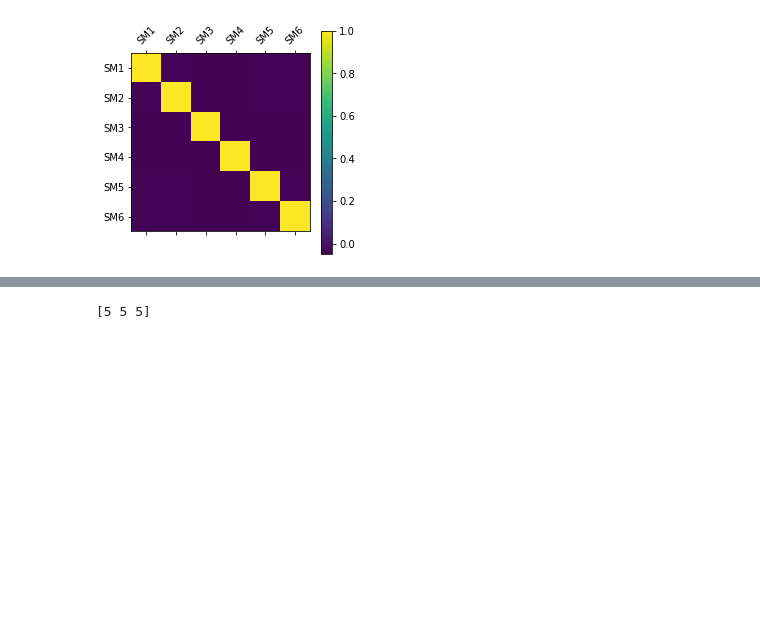
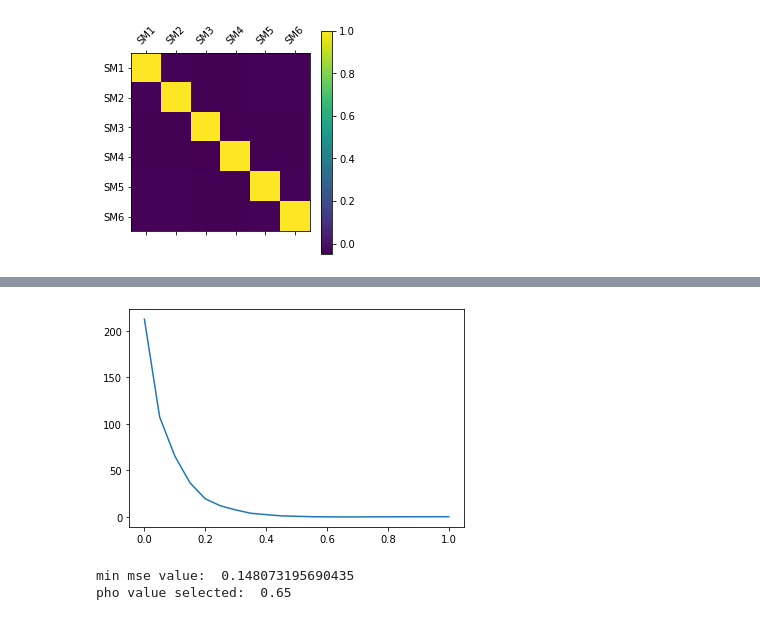
Before and after one commit to hunterthorpe/MAST30034_A1, a Jupyter notebook: code/assignment.ipynb, the cells around one changed output, grey strips where cells are left out. Cells and saved outputs as stored; diff of their text form; code cells hidden in the pictures; blank space fills up the shorter version.

```diff
--- a/code/assignment.ipynb
+++ b/code/assignment.ipynb
@@ -371,36 +375,68 @@ Sum of c_TLSR 5.108000617494213
 # %%
 # Question 2.3
-def sign(x):
-    if x > 0:
-        return 1
-    elif x == 0:
-        return 0
-    else:
-        return -1
+from sklearn.metrics import mean_squared_error
 
-def r_code(N, nsrcs, x1, x2, rho):
+def get_Alr(X, N, nsrcs, x1, x2, rho):
     """The code below was adapted from the R Code for LR from the specs"""
     np.dot
-    step = 1/(np.linalg.norm(np.dot(TC, TC.T) * 1.1))
+    step = 1/(np.linalg.norm(np.dot(tc, tc.T) * 1.1))
     thr = rho * N * step
-    Ao = matrix(0, nsrcs, 1)
-    A = matrix(0, nsrcs, 1)
-    Alr = matrix(0, nsrcs, x1 * x2)
+    Ao = np.zeros(nsrcs)
+    A = np.zeros(nsrcs)
+    Alr = np.zeros((nsrcs, x1 * x2))
 
     for k in range(x1 * x2):
-        A = Ao + step * ( np.dot(TC.T, (get_column(X, k) - (np.dot(TC, Ao)))))
-        A = (1/(1+thr)) * (sign(A) * pmax(np.repeat([0], nsrcs), abs(A) - thr))
+        A = Ao + step * ( np.dot(tc.T, (get_column(X, k) - (np.dot(tc, Ao)))))
+        A = (1/(1+thr)) * (np.sign(A) * np.maximum(np.repeat([0], nsrcs), abs(A) - thr))
         # TODO pmax
         for i in range(10):
             Ao = A
-            A = Ao + step * (np.dot(TC.T, (get_column(X, k) - (np.dot(TC, Ao)))))
-            A = (1/(1+thr)) * (sign(A) * pmax(np.repeat([0], nsrcs), abs(A)-thr))
+            A = Ao + step * (np.dot(tc.T, (get_column(X, k) - (np.dot(tc, Ao)))))
+            A = (1/(1+thr)) * (np.sign(A) * np.maximum(np.repeat([0], nsrcs), abs(A)-thr))
 
         for row_num in range(len(Alr)):
             Alr[row_num][k] = A[row_num]
         #Alr[,k] = A
+
+    return Alr
+
+def get_mse(X, Alr, Dlr):
+    #return np.square(np.subtract(X, np.dot(Alr, Dlr))).mean()
+    return mean_squared_error(X, np.dot(Dlr, Alr))
+
+mse_lst = []
+pho_array = np.arange(0, 1.05, 0.05)
+for pho in pho_array:
+    pho = round(pho, 2)
+    mse_total = 0
+    for i in range (10):
+        # generating new noise
+        gamma_t, t_noise = get_noise(NUM_T_SOURCES, N, MEAN, T_NOISE_VAR)
+        gamma_t_df = pd.DataFrame(gamma_t,  columns = t_vector_names)
+        gamma_s, s_noise = get_noise(V, NUM_MAPS, MEAN, S_NOISE_VAR)
+        gamma_s_df = pd.DataFrame(gamma_s,  columns = range(1, V+1))
+        # getting new x
+        left = (tc_df.add(gamma_t_df))
+        right = (sm_df.add(gamma_s_df))
+        X_new = np.dot(left, right)
+        # getting lasso estimates and mse
+        Alr = get_Alr(X_new, N, 6, 21, 21, pho)
+        Dlr = np.dot(X_new, Alr.T)
+        mse_total += get_mse(X_new, Alr, Dlr)
+    mse_lst.append(mse_total/10)
+
+plt.clf()
+plt.plot(pho_array, mse_lst)
+plt.show()
+
+min_mse = min(mse_lst)
+print("min mse value: ", min_mse)
+for i in range(len(pho_array)):
+    if mse_lst[i] == min_mse:
+        pho = pho_array[i]
+        print("pho value selected: ", pho)
+        break
+# %% [output]
+[figure, added]
+min mse value:  0.148073195690435
+pho value selected:  0.65
-# %%
-import numpy as np
-print(np.repeat([5], 3))
-# %% [output]
-[5 5 5]
```
Also changed, not shown: parts of 8 cells of this notebook, 16 other files.
